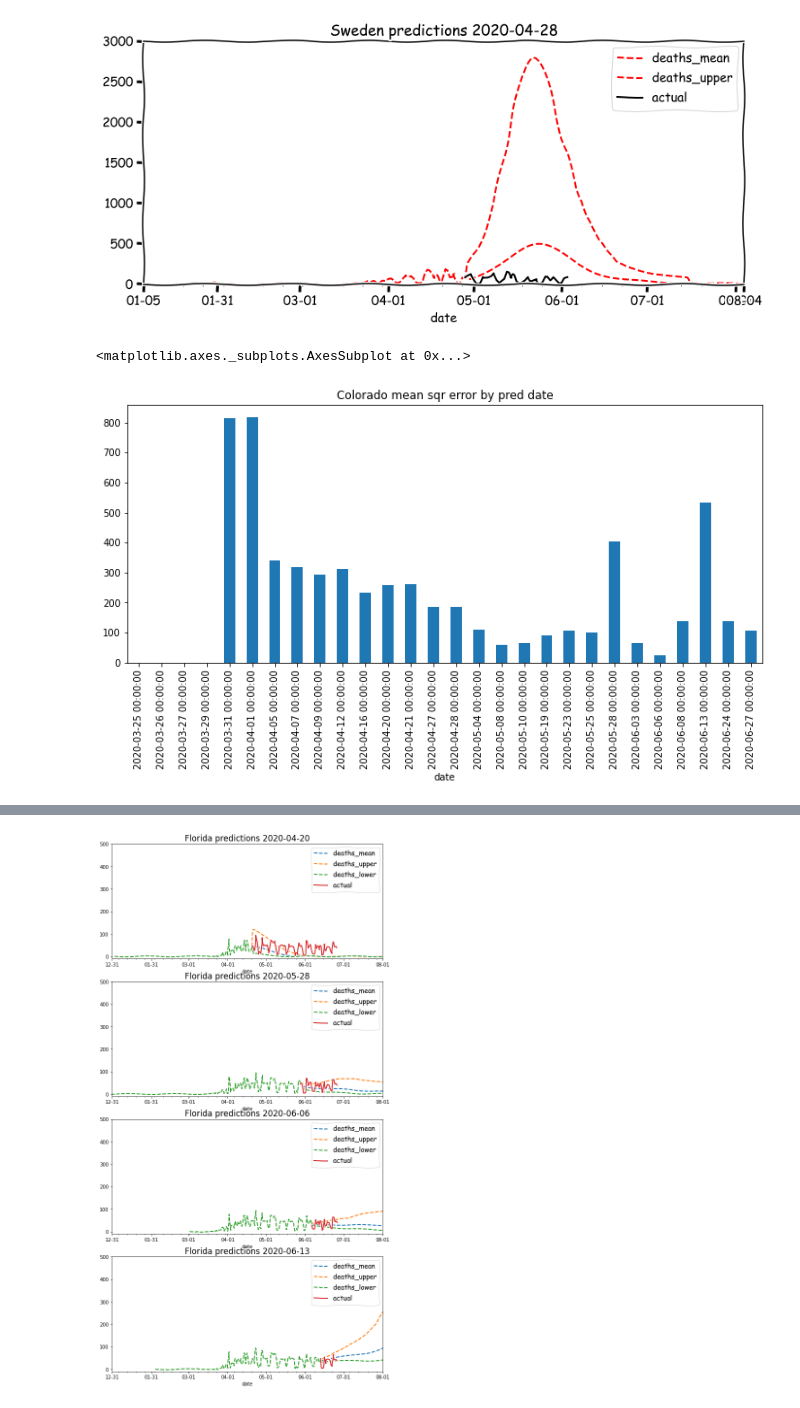
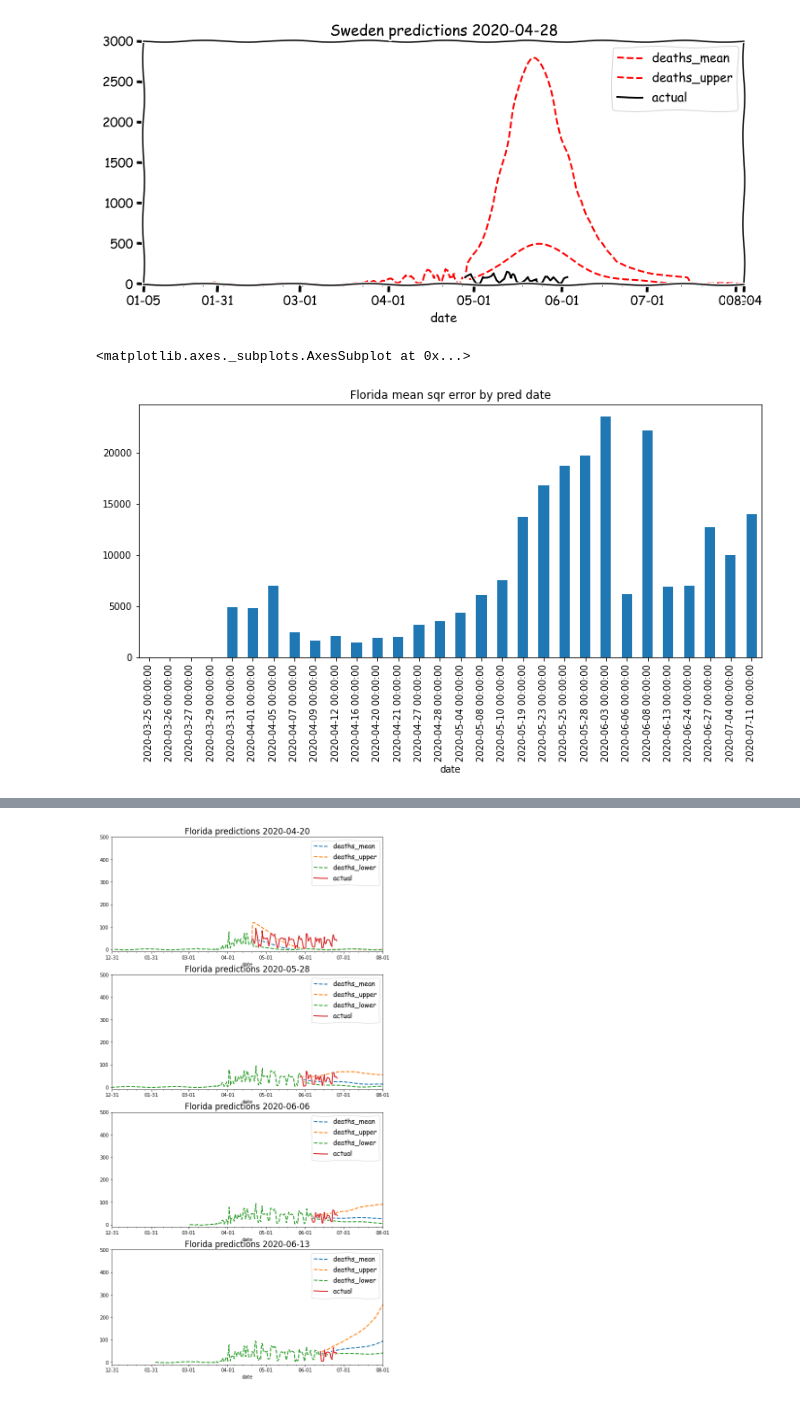
Before and after one commit to mrichard91/ihme_model_notebook, a Jupyter notebook: IHME regression.ipynb, the cells around one changed output, grey strips where cells are left out. Saved outputs shown, nothing was run; the diff lists cells and outputs as text; code cells hidden in the pictures.

```diff
--- a/IHME regression.ipynb
+++ b/IHME regression.ipynb
@@ -77,8 +77,10 @@ def sqr_error(pred, actual):
     return sqr_error
 
 def mean_sqr_error(df, location_name, pred_date, rolling=7, window=90):
-    if pd.Timestamp(pred_date) + pd.Timedelta(days=window) > df.date.max():
-        cutoff_date = df.date.max()
+    # we know the predictions are done when deaths_mean is 0
+    max_pred_filter = df.deaths_mean > 0
+    if pd.Timestamp(pred_date) + pd.Timedelta(days=window) > df[max_pred_filter].date.max():
+        cutoff_date = df[max_pred_filter].date.max()
     else:
         cutoff_date = pd.Timestamp(pred_date) + pd.Timedelta(days=window)
     pred_df = df.loc[
@@ -106,13 +108,13 @@ def net_error(df, location_name, pred_date, cutoff_date, rolling=7):
     ].set_index('date').rolling(rolling).mean().fillna(0)
     return int((actual_df.deaths_upper - pred_df.deaths_mean).sum())
 # %%
-location = 'Colorado'
-errors = [{'date': x, 'error': mean_sqr_error(df, location, x, rolling=14)}
+location = 'Florida'
+errors = [{'date': x, 'error': mean_sqr_error(df, location, x, rolling=7, window=90)}
     for x in df[df.location_name==location].publish_date.unique()
 ]
 pd.DataFrame(errors).set_index('date').sort_values(by='date').\
     error.plot(kind='bar', title=f"{location} mean sqr error by pred date")
 # %% [output]
 <matplotlib.axes._subplots.AxesSubplot at 0x...>
-[figure, old version]
+[figure, new version]
 # %%
```
Also changed, not shown: parts of 4 cells of this notebook, 3 other files.
